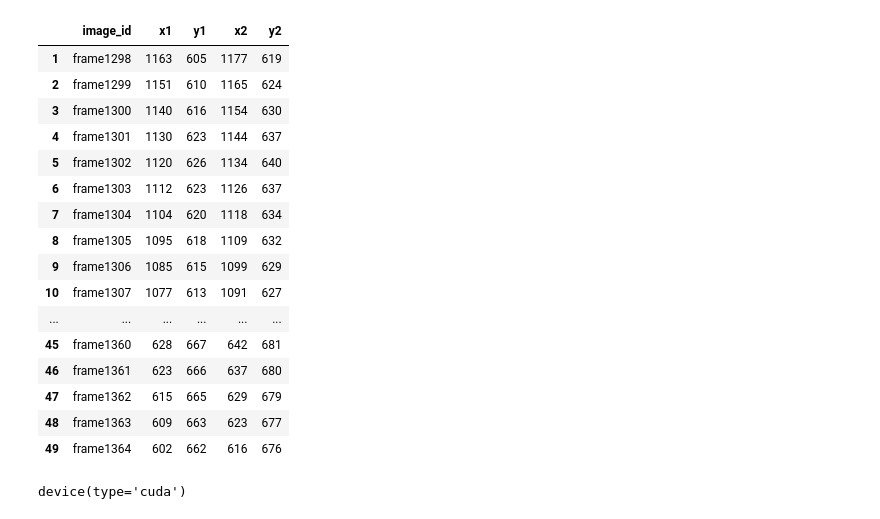
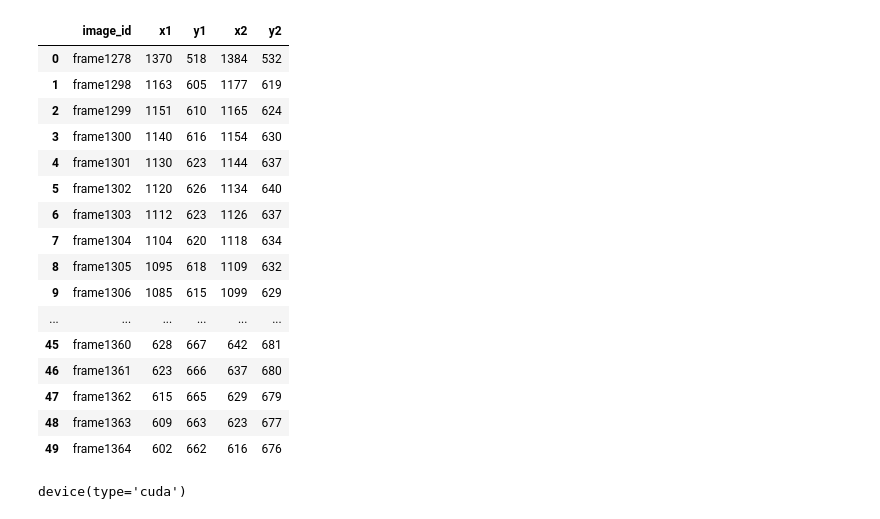
Before and after one commit to Zachary-R-Wilson/Computer-Vision-Object-Tracking, a Jupyter notebook: fasterrcnn_finetuning.ipynb, the cells around one changed output. Saved outputs shown, nothing was run; the diff lists cells and outputs as text; code cells hidden in the pictures.

```diff
--- a/fasterrcnn_finetuning.ipynb
+++ b/fasterrcnn_finetuning.ipynb
@@ -21,12 +21,13 @@ def force_cudnn_initialization():
 # force_cudnn_initialization()
 # %%
 train_name = "game4" #name of the train folder
-data = pd.read_csv("train/game4/" + train_name + "/formatted_data.csv")
+data = pd.read_csv("train/" + train_name + "/data/formatted_data.csv")
 #split it up into 50 pieces (original is 7000)
-data = data[1:50]
+data = data[0:50]
 data
 # %% [output]
 |  | image_id | x1 | y1 | x2 | y2 |
+| 0 | frame1278 | 1370 | 518 | 1384 | 532 |
 | 1 | frame1298 | 1163 | 605 | 1177 | 619 |
 | 2 | frame1299 | 1151 | 610 | 1165 | 624 |
 | 3 | frame1300 | 1140 | 616 | 1154 | 630 |
@@ -36,7 +37,6 @@ data
 | 7 | frame1304 | 1104 | 620 | 1118 | 634 |
 | 8 | frame1305 | 1095 | 618 | 1109 | 632 |
 | 9 | frame1306 | 1085 | 615 | 1099 | 629 |
-| 10 | frame1307 | 1077 | 613 | 1091 | 627 |
 | ... | ... | ... | ... | ... | ... |
 | 45 | frame1360 | 628 | 667 | 642 | 681 |
 | 46 | frame1361 | 623 | 666 | 637 | 680 |
```
Also changed, not shown: parts of 10 cells of this notebook, 3 other files.
